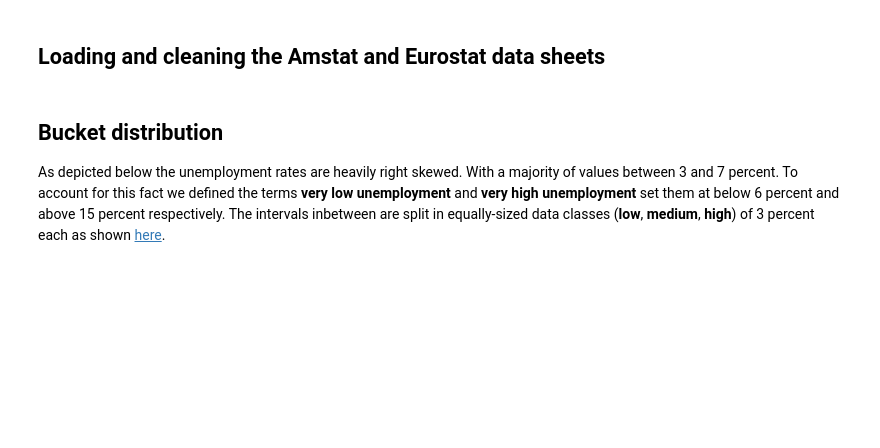
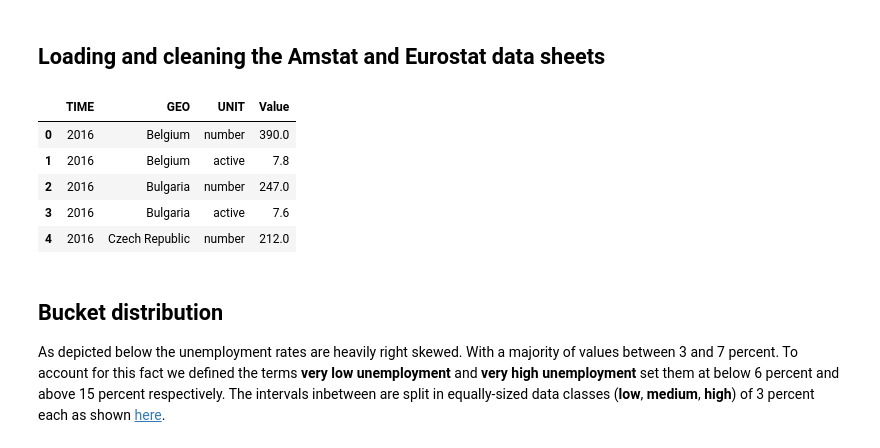
Before and after one commit to roman-bachmann/prayingmantissa, a Jupyter notebook: homework03/notebook.ipynb, the cells around one changed output. Drawn from its saved outputs; the diff is of its cells as text; code cells hidden in the pictures; blank space fills up the shorter version.

```diff
--- a/homework03/notebook.ipynb
+++ b/homework03/notebook.ipynb
@@ -52,22 +52,30 @@ Directory path to used data sheet
 # %%
 eurostat = pd.read_csv(DATA + 'eurostat.csv', usecols=[0, 1, 3, 5])
 amstat = pd.read_csv(DATA + 'amstat_total.csv', usecols=[0, 1, 2], encoding='utf-16-le')
 capitals = pd.read_csv(DATA + 'capitals.csv', usecols=[0, 1, 2, 3])
 
 # Clean various untidy fields
 eurostat.loc[eurostat['GEO'].str.contains('Germany'), 'GEO'] = 'Germany'
 eurostat.loc[eurostat['UNIT'].str.contains('active'), 'UNIT'] = 'active'
 eurostat.loc[eurostat['UNIT'].str.contains('persons'), 'UNIT'] = 'number'
 
 # Replace missing entries with nan
 eurostat['Value'] = eurostat['Value'].str.replace(',', '')
 eurostat.Value = eurostat.Value.astype(np.float64)
 
 # Add Switzerland to Eurostat data frame
 ch_num = float(amstat.iloc[0, 1].replace("'", '')) / 1000
 ch_rate = float(amstat.iloc[0, 2])
 rows = [[2016, 'Switzerland', 'number', ch_num], [2016, 'Switzerland', 'active', ch_rate]]
 eurostat = eurostat.append(pd.DataFrame(rows, columns=['TIME', 'GEO', 'UNIT', 'Value']), ignore_index=True)
+eurostat.head()
+# %% [output]
+|  | TIME | GEO | UNIT | Value |
+| 0 | 2016 | Belgium | number | 390.0 |
+| 1 | 2016 | Belgium | active | 7.8 |
+| 2 | 2016 | Bulgaria | number | 247.0 |
+| 3 | 2016 | Bulgaria | active | 7.6 |
+| 4 | 2016 | Czech Republic | number | 212.0 |
 # %% [markdown]
 ## Bucket distribution
 
```
Also changed, not shown: parts of 17 cells of this notebook, 7 other files.
